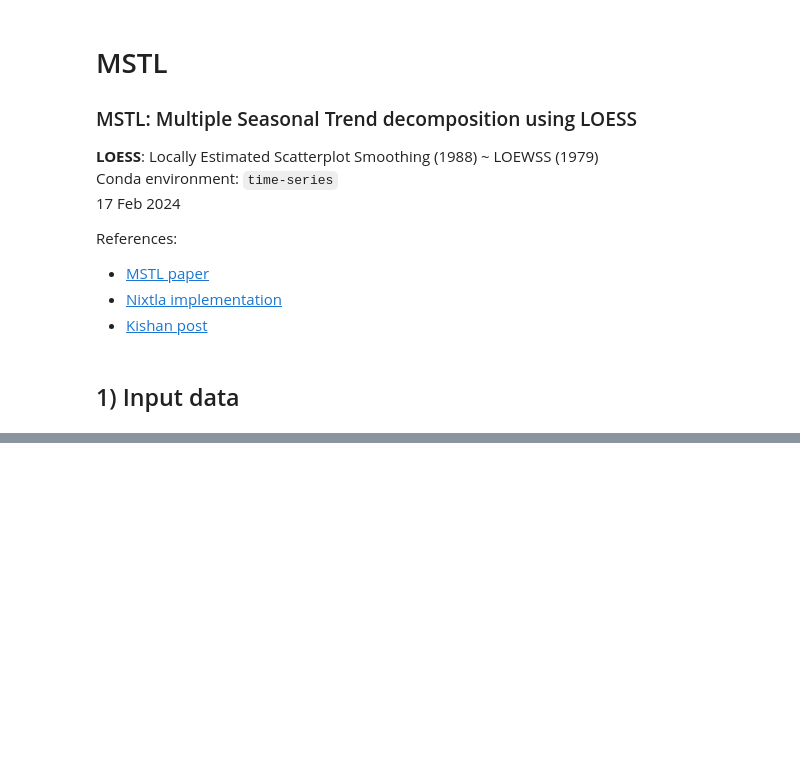
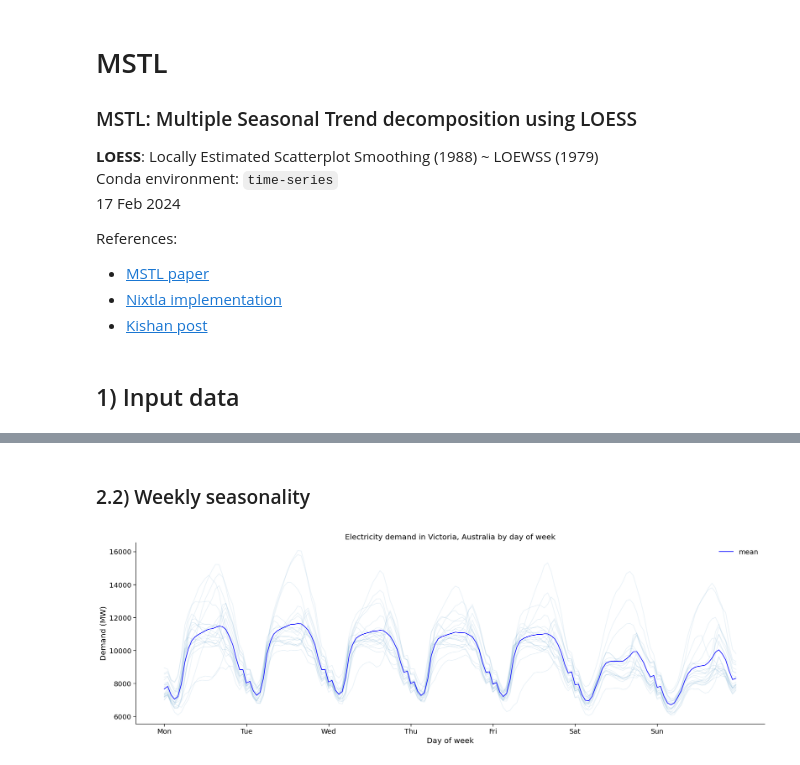
Before and after one commit to razielar/feature_engineering_ts_forecasting, a Jupyter notebook: 03_time_series_decomposition/06-MSTL-decomposition.ipynb, the cells around one changed output, grey strips where cells are left out. Cells and saved outputs as stored; diff of their text form; code cells hidden in the pictures; blank space fills up the shorter version.

```diff
--- a/03_time_series_decomposition/06-MSTL-decomposition.ipynb
+++ b/03_time_series_decomposition/06-MSTL-decomposition.ipynb
@@ -33,0 +145,28 @@ df = pd.read_csv()
+# %% [markdown]
+### 2.2) Weekly seasonality
+# %%
+# Plot vars
+sns_blue = sns.color_palette(as_cmap=True)
+DAYS = ["Mon", "Tue", "Wed", "Thu", "Fri", "Sat", "Sun"]
+ALPHA = 0.1
+
+# Plot
+fig, ax = plt.subplots(figsize=[18, 6])
+weekly_ts = []
+for week, ts in timeseries.groupby("week"):
+    ts = ts.reset_index()
+    weekly_ts.append(ts["demand"])
+    ts["demand"].plot(ax=ax, alpha=ALPHA, label="_no_legend_", color=sns_blue)
+    plt.xticks(ticks=np.arange(0, 167, 24), labels=DAYS)
+
+# Mean
+pd.concat(weekly_ts, axis=1).mean(axis=1).plot(ax=ax, color="blue", label="mean", legend=True)
+
+ax.set_ylabel("Demand (MW)")
+ax.set_title("Electricity demand in Victoria, Australia by day of week")
+ax.set_xlabel("Day of week")
+ax.legend(loc="upper right", frameon=False)
+
+plt.tight_layout()
+# %% [output]
+[figure, added]
```
Also changed, not shown: parts of 9 cells of this notebook.
